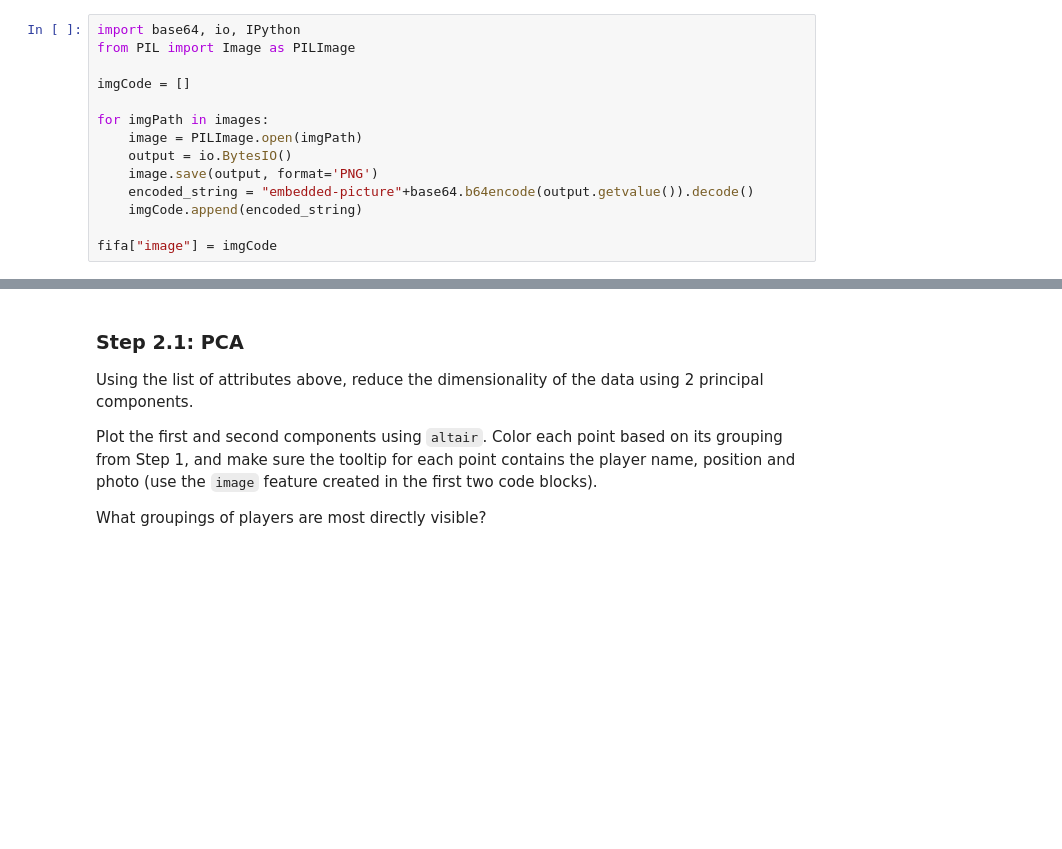
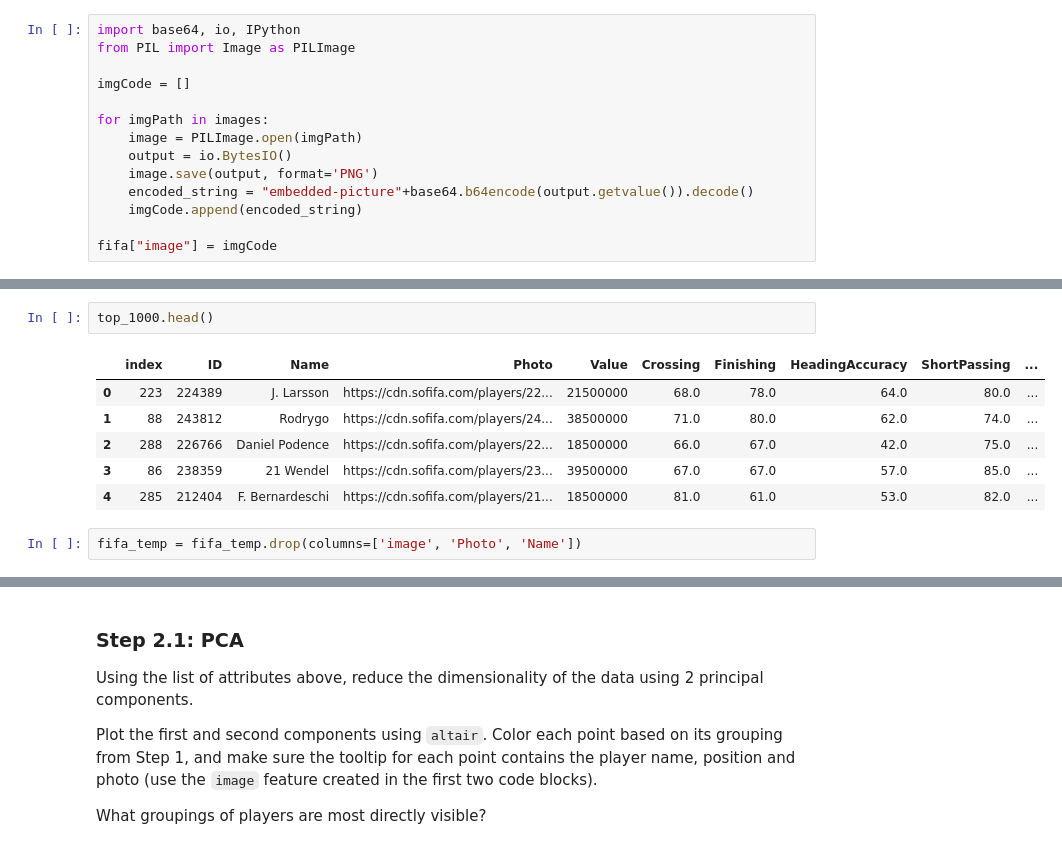
Before and after one commit to VishalShah1999/Visulization_ML, a Jupyter notebook: HW4_Dimensionality_Reduction.ipynb, the cells around one changed output, grey strips where cells are left out. Saved outputs shown, nothing was run; the diff lists cells and outputs as text; blank space fills up the shorter version.

```diff
--- a/HW4_Dimensionality_Reduction.ipynb
+++ b/HW4_Dimensionality_Reduction.ipynb
@@ -65,0 +119,11 @@ Below is a diagram of the soccer positions and their groupings.
+# %%
+top_1000.head()
+# %% [output]
+|  | index | ID | Name | Photo | Value | Crossing | Finishing | HeadingAccuracy | ShortPassing | ... |
+| 0 | 223 | 224389 | J. Larsson | https://cdn.sofifa.com/players/22... | 21500000 | 68.0 | 78.0 | 64.0 | 80.0 | ... |
+| 1 | 88 | 243812 | Rodrygo | https://cdn.sofifa.com/players/24... | 38500000 | 71.0 | 80.0 | 62.0 | 74.0 | ... |
+| 2 | 288 | 226766 | Daniel Podence | https://cdn.sofifa.com/players/22... | 18500000 | 66.0 | 67.0 | 42.0 | 75.0 | ... |
+| 3 | 86 | 238359 | 21 Wendel | https://cdn.sofifa.com/players/23... | 39500000 | 67.0 | 67.0 | 57.0 | 85.0 | ... |
+| 4 | 285 | 212404 | F. Bernardeschi | https://cdn.sofifa.com/players/21... | 18500000 | 81.0 | 61.0 | 53.0 | 82.0 | ... |
+# %%
+fifa_temp = fifa_temp.drop(columns=['image', 'Photo', 'Name'])
```
Also changed, not shown: parts of 10 cells of this notebook.
